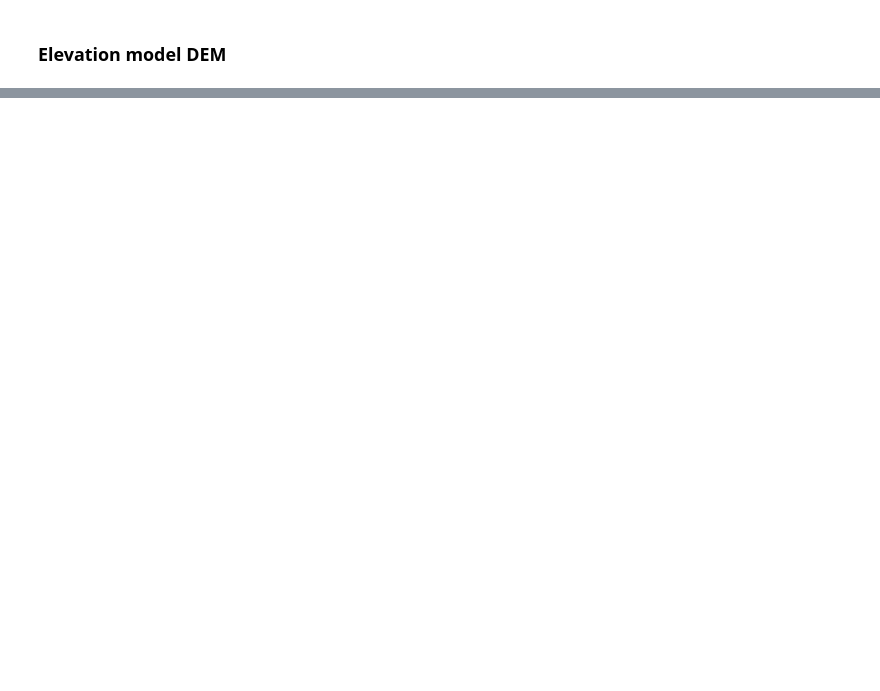
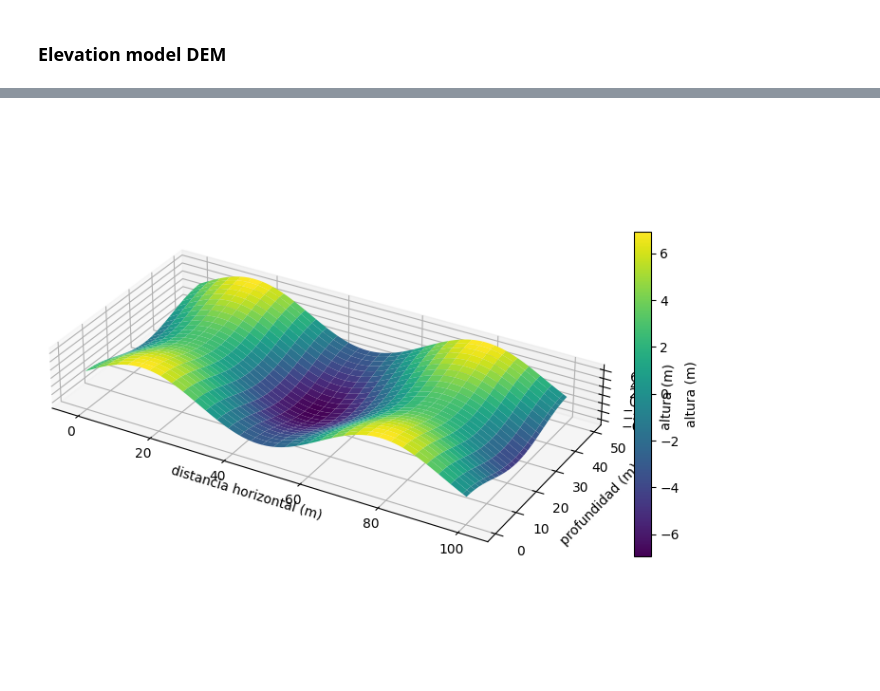
Before and after one commit to HijoBejuco/dynamical-systems-modeling, a Jupyter notebook: environmental_modeling.ipynb, the cells around one changed output, grey strips where cells are left out. Saved outputs shown, nothing was run; the diff lists cells and outputs as text; code cells hidden in the pictures; blank space fills up the shorter version.

```diff
--- a/environmental_modeling.ipynb
+++ b/environmental_modeling.ipynb
@@ -99,0 +92,29 @@ plt.show()
+# %%
+import numpy as np
+import matplotlib.pyplot as plt
+from mpl_toolkits.mplot3d import Axes3D  # necesario en versiones antiguas de mpl
+
+# datos de ejemplo (vectores)
+x = np.linspace(0, 100, 101)          # distancia horizontal
+y = np.linspace(0, 50, 51)            # profundidad
+X, Y = np.meshgrid(x, y)              # malla
+Z = np.sin(X/10) * 5 + np.cos(Y/8) * 2  # ejemplo de altura
+
+fig = plt.figure(figsize=(10,6))
+ax = fig.add_subplot(111, projection='3d')
+surf = ax.plot_surface(X, Y, Z, cmap='viridis', linewidth=0, antialiased=True)
+fig.colorbar(surf, shrink=0.6, label='altura (m)')
+ax.set_xlabel('distancia horizontal (m)')
+ax.set_ylabel('profundidad (m)')
+ax.set_zlabel('altura (m)')
+
+# si 'profundidad' es positivo hacia abajo y quieres que el eje y vaya hacia abajo:
+# ax.invert_yaxis()
+
+# ajustar aspecto (matplotlib >= 3.3)
+ax.set_box_aspect((np.ptp(x), np.ptp(y), np.ptp(Z)))  # proporción aproximada
+
+plt.tight_layout()
+plt.show()
+# %% [output]
+[figure, added]
```
Also changed, not shown: parts of 6 cells of this notebook.
